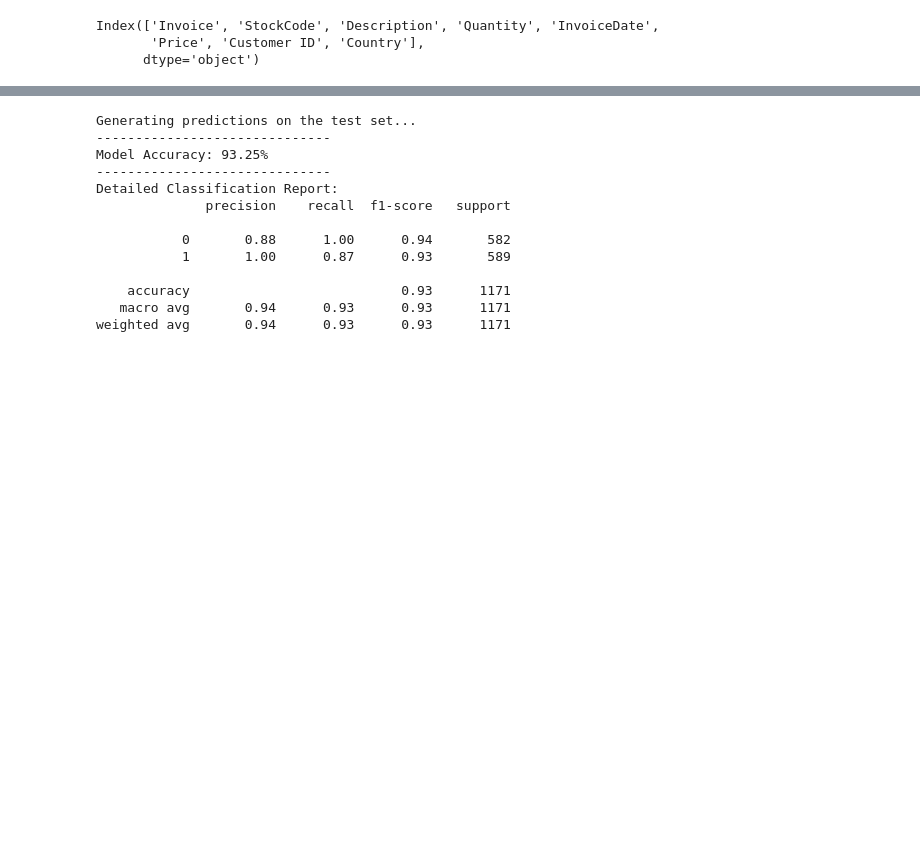
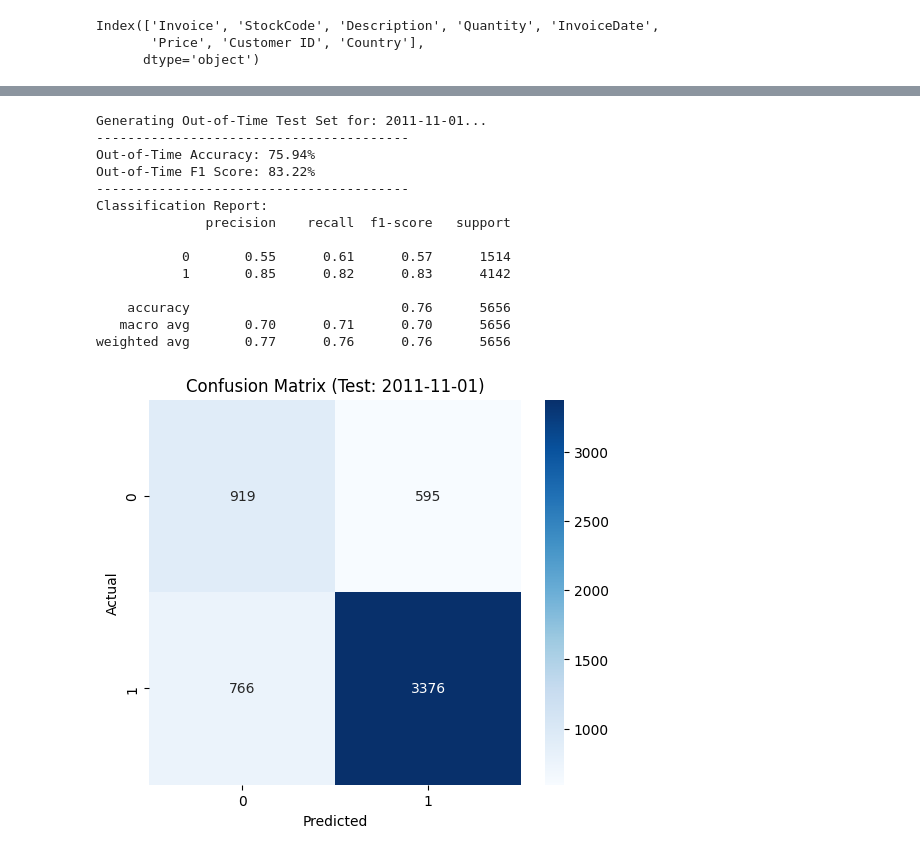
Before and after one commit to NovyQuant/Retention-Analysis-Churn-Risk-Scoring-System, a Jupyter notebook: Retention-Analysis.ipynb, the cells around one changed output, grey strips where cells are left out. Drawn from its saved outputs; the diff is of its cells as text; code cells hidden in the pictures; blank space fills up the shorter version.

```diff
--- a/Retention-Analysis.ipynb
+++ b/Retention-Analysis.ipynb
@@ -211,33 +245,62 @@ Fitting 15 folds for each of 36 candidates, totalling 540 fits
 # %%
-# STEP 5: Model Setup
-print("Generating predictions on the test set...")
+# STEP 5: Out-of-Time Evaluation (Production Simulation)
 
-# Use the best model (rf_model) to predict Churn on unseen data
-y_pred = rf_model.predict(X_test)
+from sklearn.metrics import accuracy_score, confusion_matrix
 
-# Calculate performance metrics
-from sklearn.metrics import accuracy_score, classification_report
+# 1. Generate Test Data for a Future Date (Out-of-Time)
+# We use Nov 1st, 2011. Note: Target window is shorter (30 days) as data ends in Dec.
+test_date = pd.Timestamp('2011-11-01')
+print(f"Generating Out-of-Time Test Set for: {test_date.date()}...")
 
+test_df = generate_features_at_cutoff(data, test_date, target_window_days=30)
+
+# FIX: Reset index so 'Customer ID' becomes a column we can drop
+test_df = test_df.reset_index()
+
+# 2. Prepare X_test and y_test
+# Now 'Customer ID' exists as a column, so this drop will work
+X_test = test_df.drop(['Churn', 'Customer ID', 'Cutoff_Date'], axis=1)
+y_test = test_df['Churn']
+
+# Clean Infinite values (same as training)
+X_test = X_test.replace([np.inf, -np.inf], 0).fillna(0)
+
+# 3. Predict using Final Model
+y_pred = final_model.predict(X_test)
+y_prob = final_model.predict_proba(X_test)[:, 1]
+
+# 4. Evaluation Metrics
 accuracy = accuracy_score(y_test, y_pred)
+f1 = f1_score(y_test, y_pred)
 
-print("-" * 30)
-print(f"Model Accuracy: {accuracy:.2%}")
-print("-" * 30)
-print("Detailed Classification Report:")
-# We focus mainly on the F1-Score for Class 1 (Churn) to see how well we catch leaving customers
+print("-" * 40)
+print(f"Out-of-Time Accuracy: {accuracy:.2%}")
+print(f"Out-of-Time F1 Score: {f1:.2%}")
+print("-" * 40)
+print("Classification Report:")
 print(classification_report(y_test, y_pred))
+
+# 5. Confusion Matrix
+plt.figure(figsize=(6, 5))
+sns.heatmap(confusion_matrix(y_test, y_pred), annot=True, fmt='d', cmap='Blues')
+plt.xlabel('Predicted')
+plt.ylabel('Actual')
+plt.title(f'Confusion Matrix (Test: {test_date.date()})')
+plt.show()
 # %% [output]
-Generating predictions on the test set...
-------------------------------
-Model Accuracy: 93.25%
-------------------------------
-Detailed Classification Report:
+Generating Out-of-Time Test Set for: 2011-11-01...
+----------------------------------------
+Out-of-Time Accuracy: 75.94%
+Out-of-Time F1 Score: 83.22%
+----------------------------------------
+Classification Report:
               precision    recall  f1-score   support
 
-           0       0.88      1.00      0.94       582
-           1       1.00      0.87      0.93       589
+           0       0.55      0.61      0.57      1514
+           1       0.85      0.82      0.83      4142
 
-    accuracy                           0.93      1171
-   macro avg       0.94      0.93      0.93      1171
-weighted avg       0.94      0.93      0.93      1171
+    accuracy                           0.76      5656
+   macro avg       0.70      0.71      0.70      5656
+weighted avg       0.77      0.76      0.76      5656
+[figure, added]
 # %%
```
Also changed, not shown: parts of 10 cells of this notebook.
